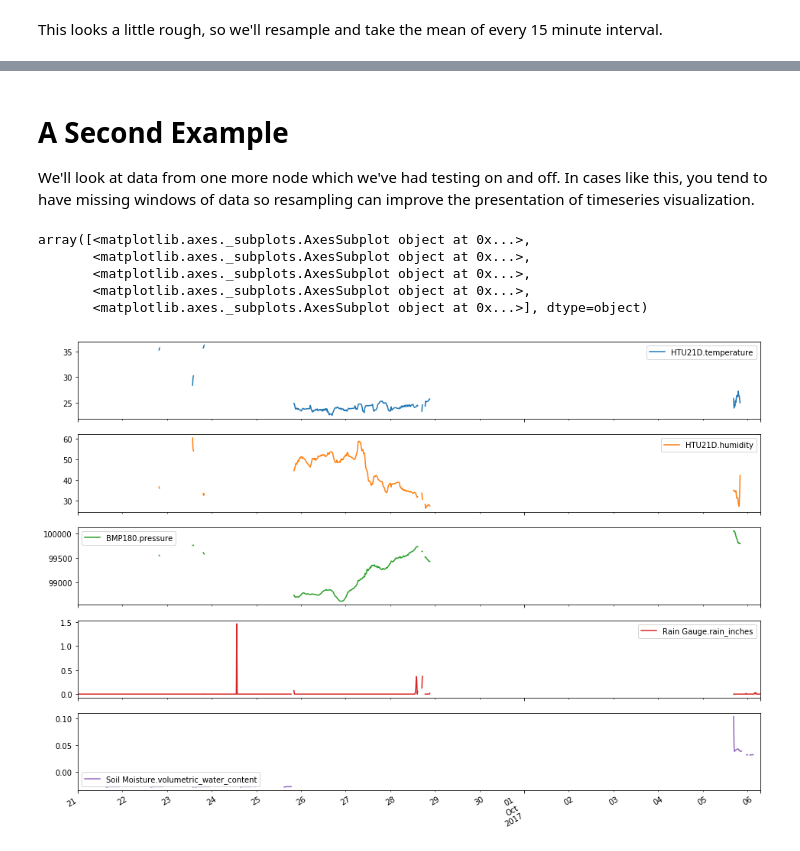
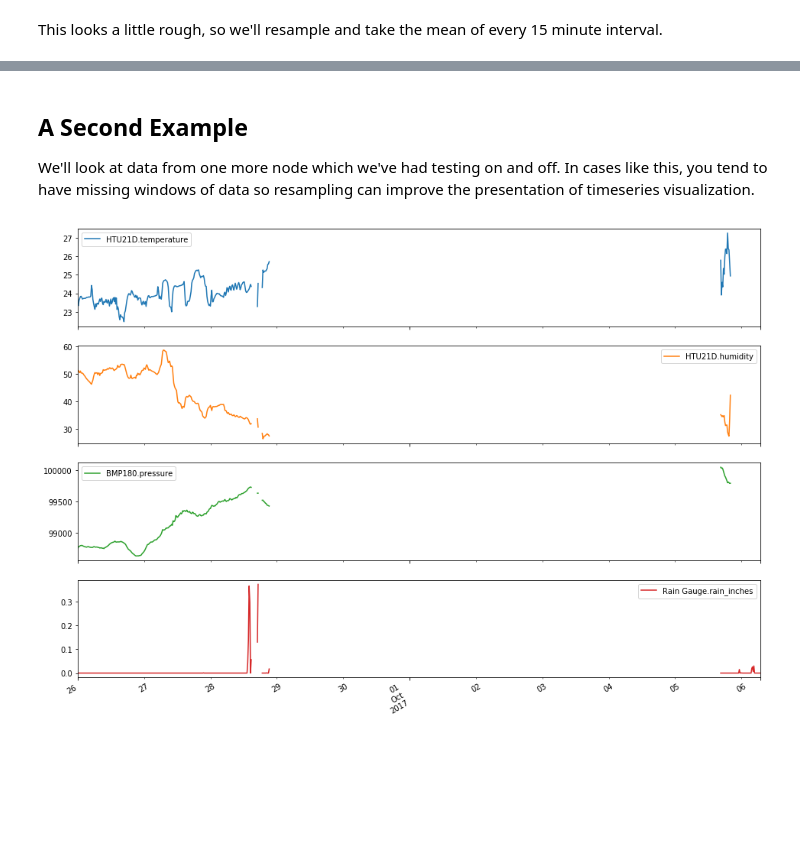
Before and after one commit to seanshahkarami/waggle-notebooks, a Jupyter notebook: Plotting Example.ipynb, the cells around one changed output, grey strips where cells are left out. Cells and saved outputs as stored; diff of their text form; code cells hidden in the pictures; blank space fills up the shorter version.

Commit message:
added plt.show()

```diff
--- a/Plotting Example.ipynb
+++ b/Plotting Example.ipynb
@@ -60,6 +59,6 @@ array([<matplotlib.axes._subplots.AxesSubplot object at 0x...>,
 [figure]
 # %% [markdown]
-# A Second Example
+## A Second Example
 
 We'll look at data from one more node which we've had testing on and off. In cases like this, you tend to have missing windows of data so resampling can improve the presentation of timeseries visualization.
 # %%
@@ -73,17 +72,12 @@ df = dataset.load_from_urls([
 # %%
 columns = [
     'HTU21D.temperature',
     'HTU21D.humidity',
     'BMP180.pressure',
     'Rain Gauge.rain_inches',
-    'Soil Moisture.volumetric_water_content',
 ]
 
 df[columns].resample('15Min').mean().plot(figsize=(16, 12), subplots=True, sharex=True)
+plt.show()
 # %% [output]
-array([<matplotlib.axes._subplots.AxesSubplot object at 0x...>,
-       <matplotlib.axes._subplots.AxesSubplot object at 0x...>,
-       <matplotlib.axes._subplots.AxesSubplot object at 0x...>,
-       <matplotlib.axes._subplots.AxesSubplot object at 0x...>,
-       <matplotlib.axes._subplots.AxesSubplot object at 0x...>], dtype=object)
-[figure, old version]
+[figure, new version]
```
Also changed, not shown: parts of 5 cells of this notebook.
